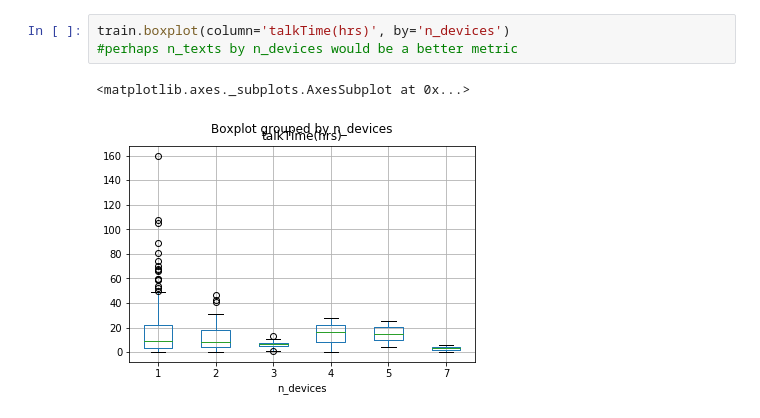
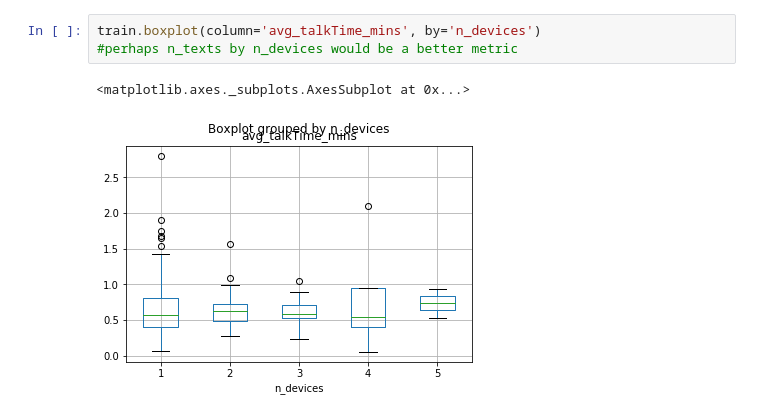
Before and after one commit to yashevde/BI_Project, a Jupyter notebook: BI.ipynb, the cells around one changed output. Saved outputs shown, nothing was run; the diff lists cells and outputs as text.

```diff
--- a/BI.ipynb
+++ b/BI.ipynb
@@ -25,11 +25,11 @@ df['talkTime(hrs)'].hist(bins=50)
 <matplotlib.axes._subplots.AxesSubplot at 0x...>
 [figure]
 # %%
-train.boxplot(column='talkTime(hrs)', by='n_devices')
+train.boxplot(column='avg_talkTime_mins', by='n_devices')
 #perhaps n_texts by n_devices would be a better metric
 # %% [output]
 <matplotlib.axes._subplots.AxesSubplot at 0x...>
-[figure, old version]
+[figure, new version]
 # %%
 colormap = plt.cm.RdBu
 plt.figure(figsize=(14,12))
```
Also changed, not shown: parts of 8 cells of this notebook, 2 other files.
